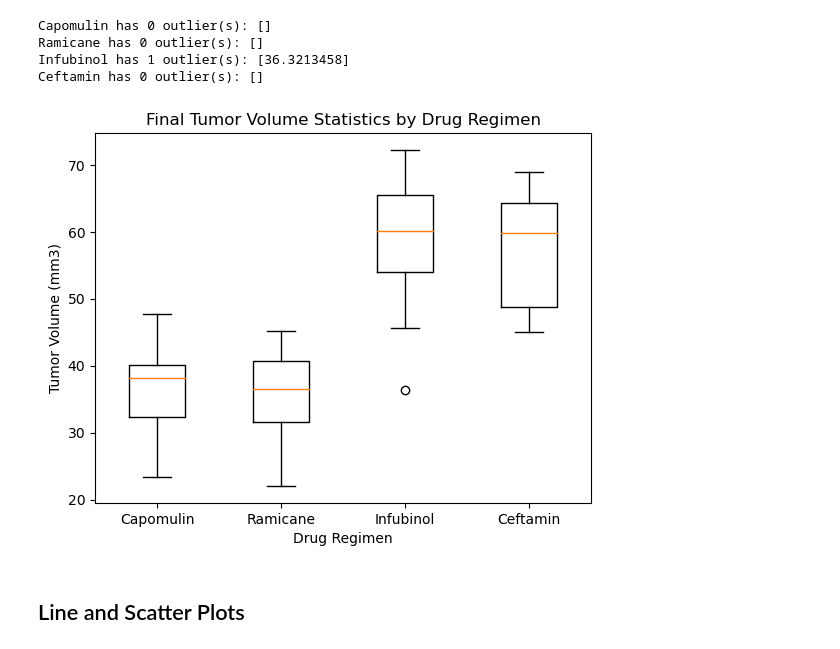
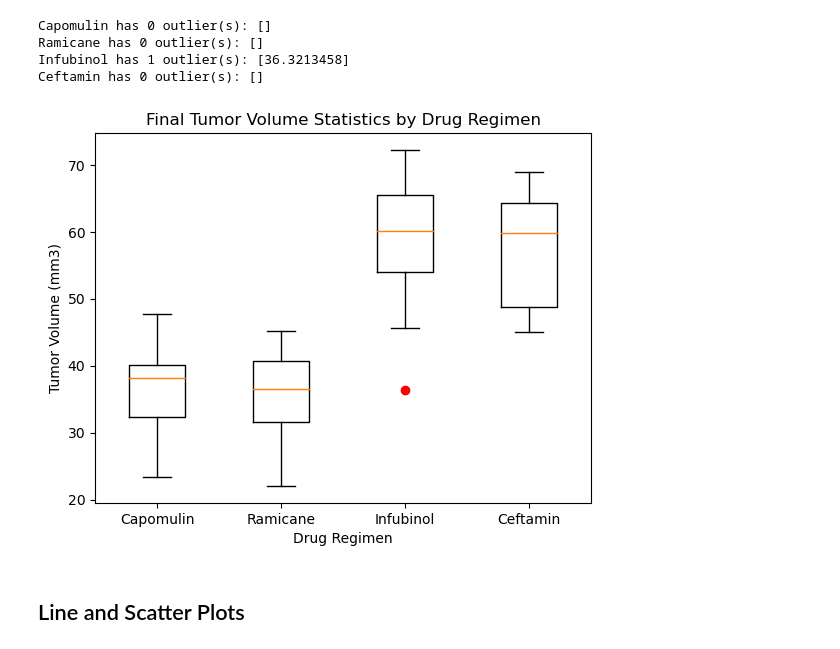
Before and after one commit to rfe123/umn_data_matplotlib_challenge, a Jupyter notebook: Pymaceuticals/pymaceuticals_starter.ipynb, the cells around one changed output. Saved outputs shown, nothing was run; the diff lists cells and outputs as text; code cells hidden in the pictures.

```diff
--- a/Pymaceuticals/pymaceuticals_starter.ipynb
+++ b/Pymaceuticals/pymaceuticals_starter.ipynb
@@ -242,15 +249,15 @@ Infubinol has 1 outlier(s): [36.3213458]
 Ceftamin has 0 outlier(s): []
 # %%
 # Generate a box plot that shows the distrubution of the tumor volume for each treatment group.
-plt.boxplot(tumor_volumes, labels=treatments, )
+plt.boxplot(tumor_volumes, labels=treatments, sym='ro')
 plt.xlabel('Drug Regimen')
 plt.ylabel("Tumor Volume (mm3)")
 plt.title("Final Tumor Volume Statistics by Drug Regimen")
 
 #plt.xticks(x_axis, tick_locations)
 plt.show()
 # %% [output]
-[figure, old version]
+[figure, new version]
 # %% [markdown]
 ## Line and Scatter Plots
 # %%
```
Also changed, not shown: parts of 5 cells of this notebook, 1 other file.
